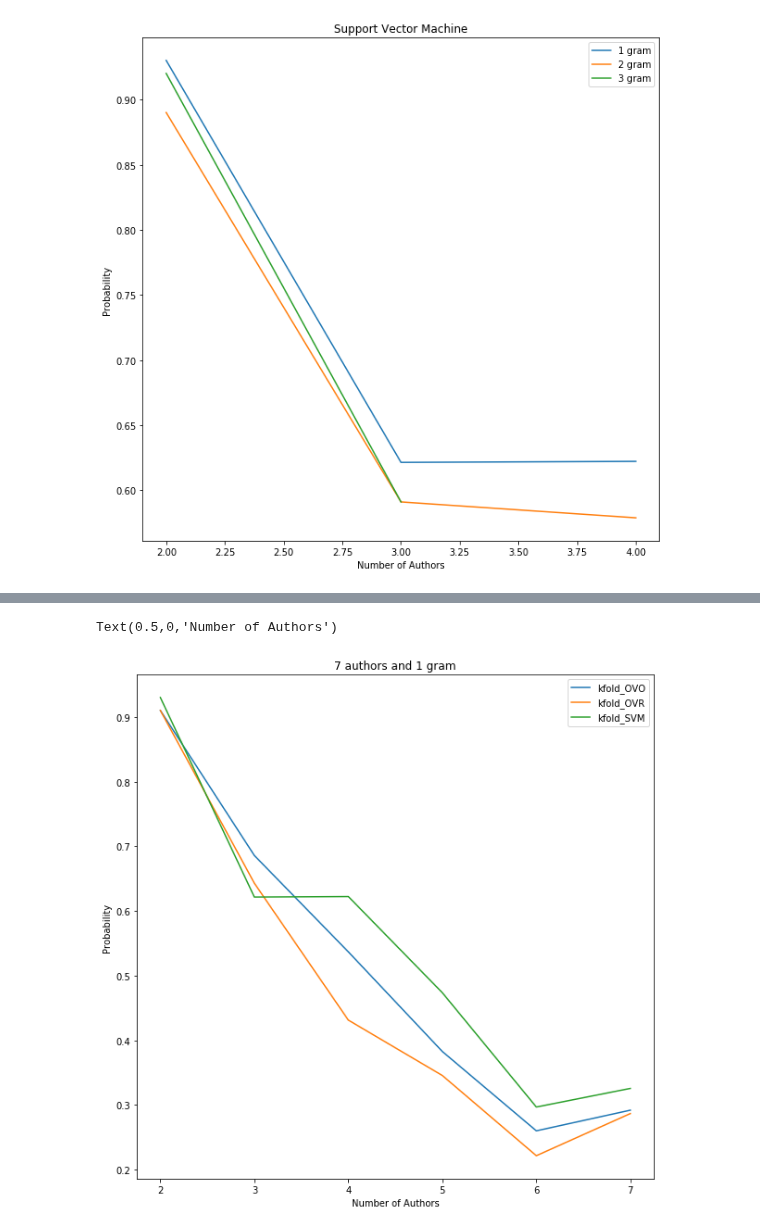
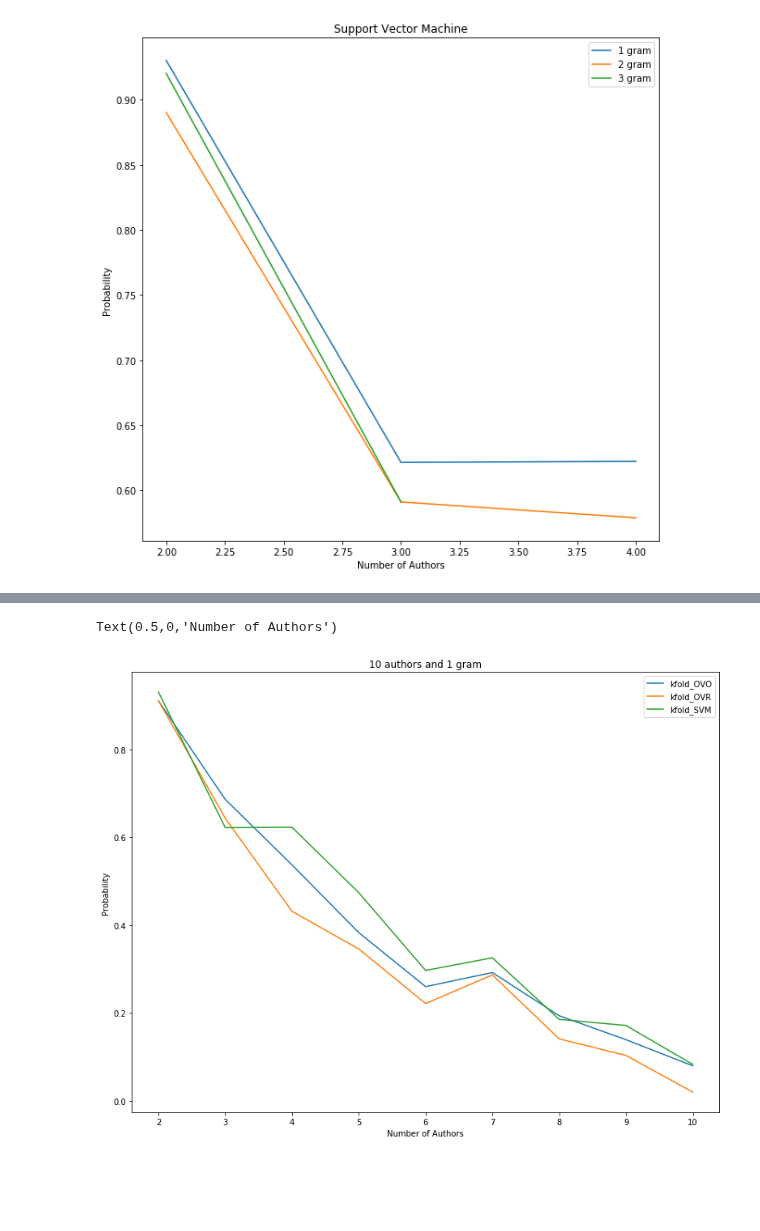
Before and after one commit to clararichter/authorship-identification, a Jupyter notebook: Modeling.ipynb, the cells around one changed output, grey strips where cells are left out. Saved outputs shown, nothing was run; the diff lists cells and outputs as text; code cells hidden in the pictures; blank space fills up the shorter version.

Commit message:
modeling changes 10 authors

```diff
--- a/Modeling.ipynb
+++ b/Modeling.ipynb
@@ -70,21 +78,18 @@ author3 = [author3grams1, author3grams2, author3grams3]
 for gram in author3:
     y = gram['original_book_author']
     X = gram.drop(columns = ['original_book_author'])
-   # X_train, X_test, y_train, y_test = train_test_split(X, y)
 
     scoring = 'accuracy'
 
-    kfold = model_selection.KFold(n_splits=10, random_state=7)
-    modelCV = LogisticRegression()
+    kfold = model_selection.KFold(n_splits=10, random_state=None)
+    modelCV = OneVsRestClassifier(LogisticRegression())
     results = model_selection.cross_val_score(modelCV, X, y, cv=kfold, scoring=scoring)
     kfold_OVR.append(results.mean())
 
-    kfold = model_selection.KFold(n_splits=10, random_state=7)
     modelCV = OneVsOneClassifier(LogisticRegression())
     results = model_selection.cross_val_score(modelCV, X, y, cv=kfold, scoring=scoring)
     kfold_OVO.append(results.mean())
 
-    kfold = model_selection.KFold(n_splits=10, random_state=7)
     modelCV = svm.SVC(kernel='linear', C=1)
     results = model_selection.cross_val_score(modelCV, X, y, cv=kfold, scoring=scoring)
     kfold_SVM.append(results.mean())
@@ -116,21 +121,18 @@ author4 = [author4grams1, author4grams2]
 for gram in author4:
     y = gram['original_book_author']
     X = gram.drop(columns = ['original_book_author'])
-   # X_train, X_test, y_train, y_test = train_test_split(X, y)
 
     scoring = 'accuracy'
 
-    kfold = model_selection.KFold(n_splits=10, random_state=7)
-    modelCV = LogisticRegression()
+    kfold = model_selection.KFold(n_splits=10, random_state=None)
+    modelCV = OneVsRestClassifier(LogisticRegression())
     results = model_selection.cross_val_score(modelCV, X, y, cv=kfold, scoring=scoring)
     kfold_OVR.append(results.mean())
 
-    kfold = model_selection.KFold(n_splits=10, random_state=7)
     modelCV = OneVsOneClassifier(LogisticRegression())
     results = model_selection.cross_val_score(modelCV, X, y, cv=kfold, scoring=scoring)
     kfold_OVO.append(results.mean())
 
-    kfold = model_selection.KFold(n_splits=10, random_state=7)
     modelCV = svm.SVC(kernel='linear', C=1)
     results = model_selection.cross_val_score(modelCV, X, y, cv=kfold, scoring=scoring)
     kfold_SVM.append(results.mean())
@@ -218,7 +220,11 @@ author4grams1 = pd.read_csv("4author1grams.csv",header = 0, index_col = 0)
 author5grams1 = pd.read_csv("5author1grams.csv",header = 0, index_col = 0)
 author6grams1 = pd.read_csv("6author1grams.csv",header = 0, index_col = 0)
 author7grams1 = pd.read_csv("7author1grams.csv",header = 0, index_col = 0)
-grams = [author2grams1,author3grams1,author4grams1,author5grams1,author6grams1,author7grams1]
+author8grams1 = pd.read_csv("8author1grams.csv",header = 0, index_col = 0)
+author9grams1 = pd.read_csv("9author1grams.csv",header = 0, index_col = 0)
+author10grams1 = pd.read_csv("10author1grams.csv",header = 0, index_col = 0)
+
+grams = [author2grams1,author3grams1,author4grams1,author5grams1,author6grams1,author7grams1,author8grams1,author9grams1,author10grams1]
 # %%
 kfold_OVR = []
 kfold_OVO = []
@@ -227,26 +233,23 @@ kfold_SVM = []
 for gram in grams:
     y = gram['original_book_author']
     X = gram.drop(columns = ['original_book_author'])
-   # X_train, X_test, y_train, y_test = train_test_split(X, y)
 
     scoring = 'accuracy'
 
-    kfold = model_selection.KFold(n_splits=10, random_state=7)
-    modelCV = LogisticRegression()
+    kfold = model_selection.KFold(n_splits=10, random_state=None)
+    modelCV = OneVsRestClassifier(LogisticRegression())
     results = model_selection.cross_val_score(modelCV, X, y, cv=kfold, scoring=scoring)
     kfold_OVR.append(results.mean())
 
-    kfold = model_selection.KFold(n_splits=10, random_state=7)
     modelCV = OneVsOneClassifier(LogisticRegression())
     results = model_selection.cross_val_score(modelCV, X, y, cv=kfold, scoring=scoring)
     kfold_OVO.append(results.mean())
 
-    kfold = model_selection.KFold(n_splits=10, random_state=7)
     modelCV = svm.SVC(kernel='linear', C=1)
     results = model_selection.cross_val_score(modelCV, X, y, cv=kfold, scoring=scoring)
     kfold_SVM.append(results.mean())
 
-gram1 = pd.DataFrame({"kfold_OVR": kfold_OVR, "kfold_OVO":kfold_OVO,"kfold_SVM": kfold_SVM },index = [2,3,4,5,6,7])
+gram1 = pd.DataFrame({"kfold_OVR": kfold_OVR, "kfold_OVO":kfold_OVO,"kfold_SVM": kfold_SVM },index = [2,3,4,5,6,7,8,9,10])
 # %%
 gram1
 # %% [output]
@@ -260,7 +266,7 @@ gram1
 # %%
-ax =gram1.plot.line(figsize=(10,10), title='7 authors and 1 gram')
+ax =gram1.plot.line(figsize=(13,10), title='10 authors and 1 gram')
 ax.set_ylabel("Probability")
 ax.set_xlabel("Number of Authors")
 # %% [output]
 Text(0.5,0,'Number of Authors')
-[figure, old version]
+[figure, new version]
```
Also changed, not shown: parts of 4 cells of this notebook.
